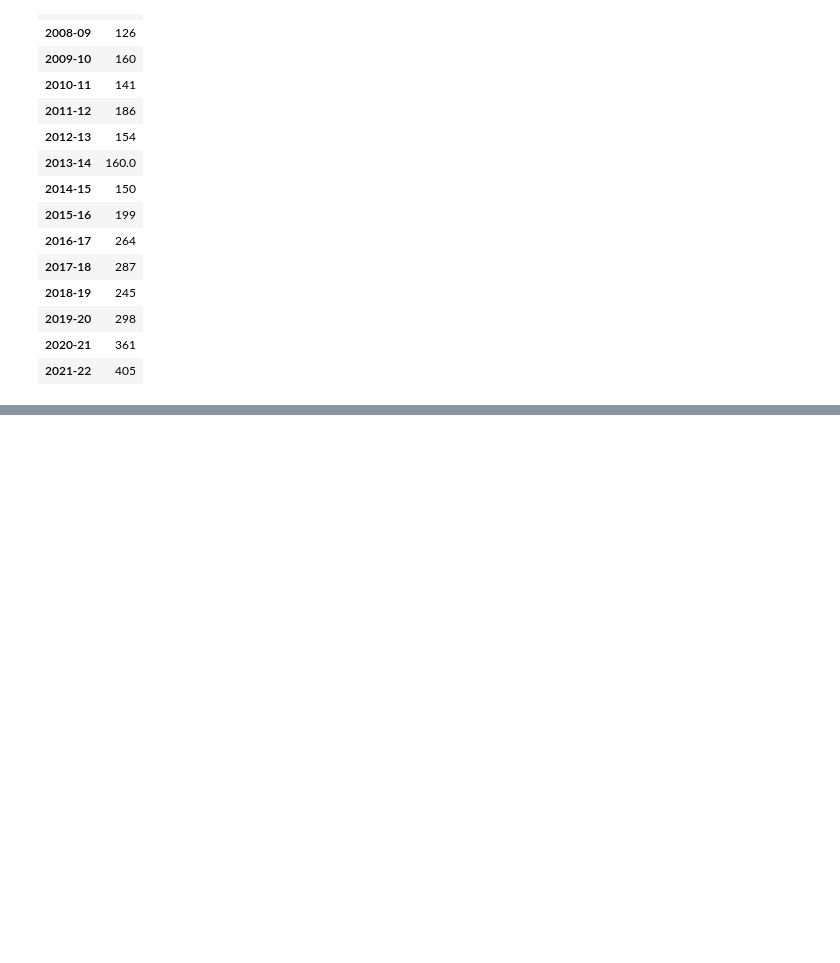
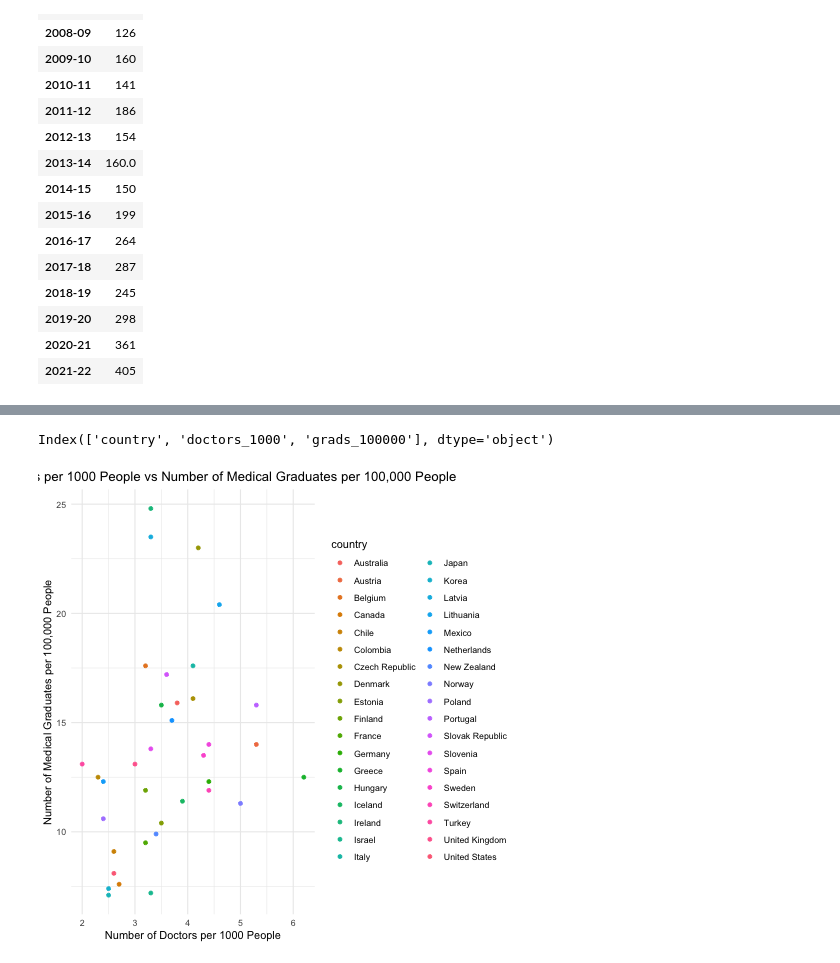
Before and after one commit to kellywaldro/medical_emigration, a Jupyter notebook: plotting.ipynb, the cells around one changed output, grey strips where cells are left out. Cells and saved outputs as stored; diff of their text form; code cells hidden in the pictures; blank space fills up the shorter version.

```diff
--- a/plotting.ipynb
+++ b/plotting.ipynb
@@ -300,0 +456,4 @@ df = df.rename(columns={0: "Count"})
+# %%
+doctors_df = doctors_df.rename(columns={"Country": "country"})
+# %%
+grads_df = pd.read_csv("./data/medical_grads_2019.csv")
@@ -300,0 +480,31 @@ df = df.rename(columns={0: "Count"})
+# %%
+# merge the two dfs
+
+merged_df = doctors_df.merge(grads_df, on="country")
+# %%
+merged_df
+
+#rename the columns
+
+merged_df = merged_df.rename(columns={"doctors_per_1000": "doctors_1000", " count_per_100000": "grads_100000"})
+# %%
+merged_df
+
+# list columns
+
+merged_df.columns
+# %% [output]
+Index(['country', 'doctors_1000', 'grads_100000'], dtype='object')
+# %%
+%%R -i merged_df
+
+# plot a scatter plot with the number of doctors as the x axis and the number of medical grads as the y axis and highlight the country with the most doctors
+
+merged_df %>%
+    ggplot(aes(x=doctors_1000, y=grads_100000, color=country)) +
+    geom_point() +
+    labs(title="Number of Doctors per 1000 People vs Number of Medical Graduates per 100,000 People", x="Number of Doctors per 1000 People", y="Number of Medical Graduates per 100,000 People") +
+    theme_minimal() +
+    theme(plot.title = element_text(hjust = 0.5))
+# %% [output]
+[figure, added]
```
Also changed, not shown: parts of 26 cells of this notebook, 2 other files.
